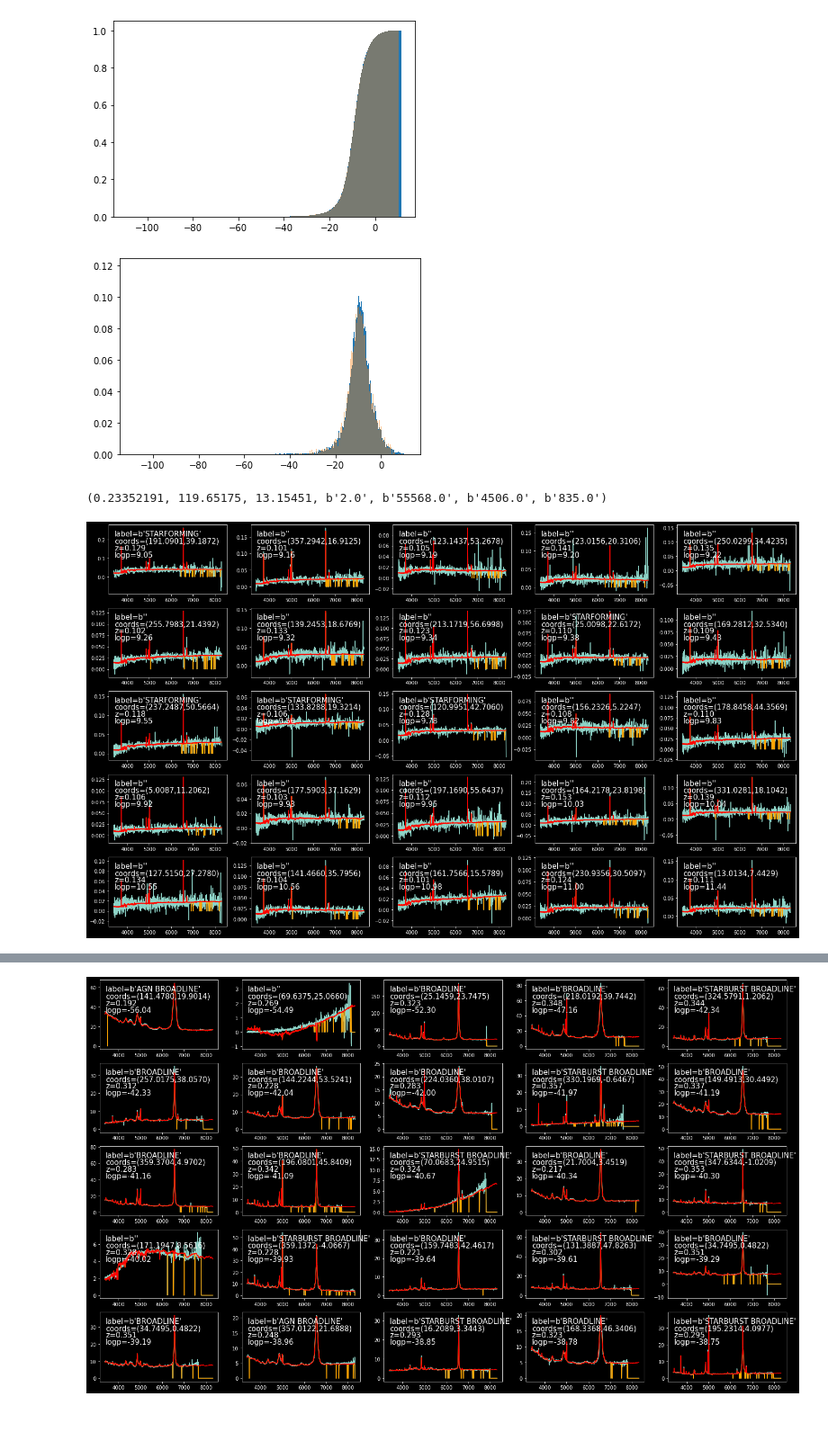
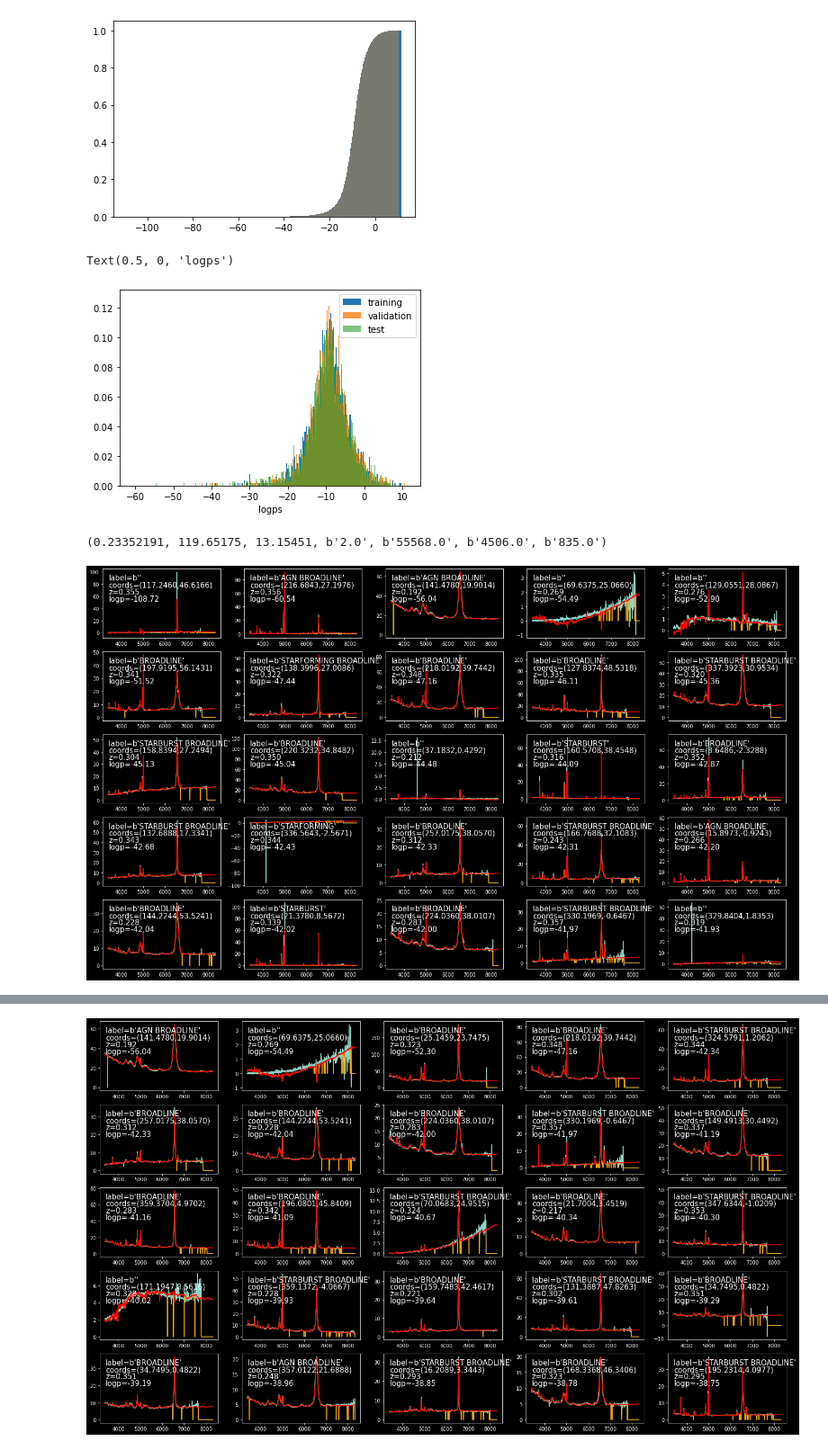
Before and after one commit to AlexGKim/SDSS_PAE, a Jupyter notebook: notebooks/Analyze_DensityEstimation.ipynb, the cells around one changed output, grey strips where cells are left out. Shown at 90% size. Drawn from its saved outputs; the diff is of its cells as text; code cells hidden in the pictures; blank space fills up the shorter version.

```diff
--- a/notebooks/Analyze_DensityEstimation.ipynb
+++ b/notebooks/Analyze_DensityEstimation.ipynb
@@ -97,3 +97,6 @@ indices_valid = np.argsort(logps_valid)
 
 logps_test   = model.evaluate_density(encoded_test).cpu()
 indices_test = np.argsort(logps_test)
+
+logps_train   = model.evaluate_density(encoded_train).cpu()
+indices_test = np.argsort(logps_train)
@@ -107,8 +106,13 @@ _ = plt.hist(logps_test.numpy(),bins=1000,alpha=0.4,density=True,cumulative=True
 # %% [output]
 [figure]
 # %%
-_ = plt.hist(logps_valid.numpy(),bins=1000,density=True,cumulative=False)
-_ = plt.hist(logps_test.numpy(),bins=1000,alpha=0.4,density=True,cumulative=False)
+_ = plt.hist(logps_train.numpy()[0:10000],bins=1000,density=True,cumulative=False, label='training')
+_ = plt.hist(logps_valid.numpy()[0:10000],bins=1000,alpha=0.8,density=True,cumulative=False, label='validation')
+_ = plt.hist(logps_test.numpy()[0:10000],bins=1000,alpha=0.6,density=True,cumulative=False, label='test')
+
+plt.legend()
+plt.xlabel('logps')
 # %% [output]
+Text(0.5, 0, 'logps')
-[figure, old version]
+[figure, new version]
 # %%
@@ -125,7 +129,7 @@ for style_label in style_list:
         with plt.style.context(style_label):
             fig, ax = plt.subplots(5,5, figsize=(25,15))
             ax = ax.flatten()
-            for nn, ii in enumerate(indices_valid[-25::]):
+            for nn, ii in enumerate(indices_valid[0:25]):
                 ax[nn].plot(new_wl[:-1], (np.squeeze(valid_data['arr_0'])[ii])*np.squeeze(valid_data['arr_1'])[ii], )
                 ax[nn].plot(new_wl[:-1], (np.squeeze(decoded_valid)[ii])*np.squeeze(valid_data['arr_1'])[ii], color='orange')
                 ax[nn].plot(new_wl[:-1], (np.squeeze(decoded_valid)[ii]), color='red')
@@ -136,4 +140,4 @@ for style_label in style_list:
 
 plt.show()
 # %% [output]
-[figure, old version]
+[figure, new version]
```
Also changed, not shown: parts of 11 cells of this notebook, 4 other files.
